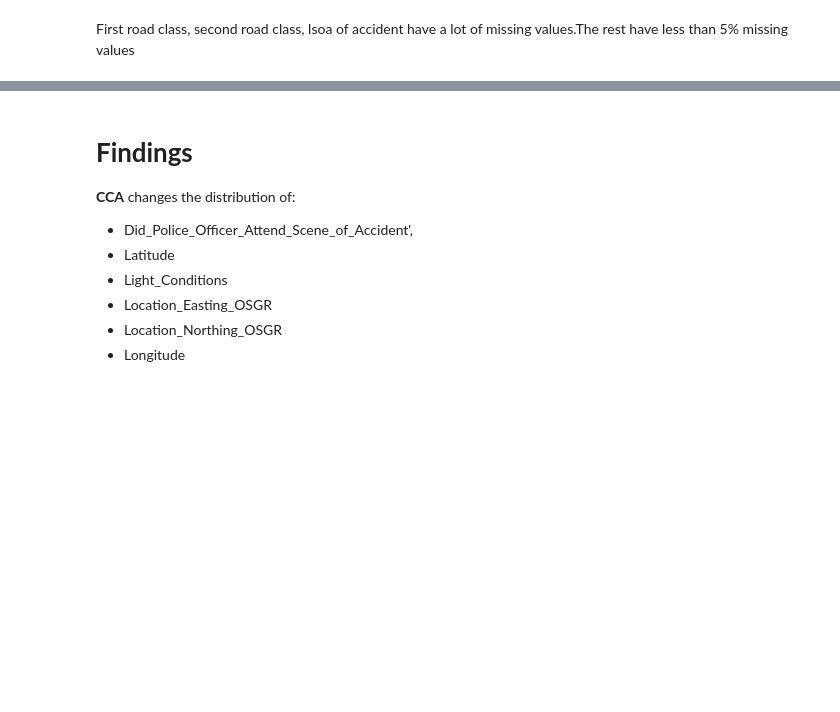
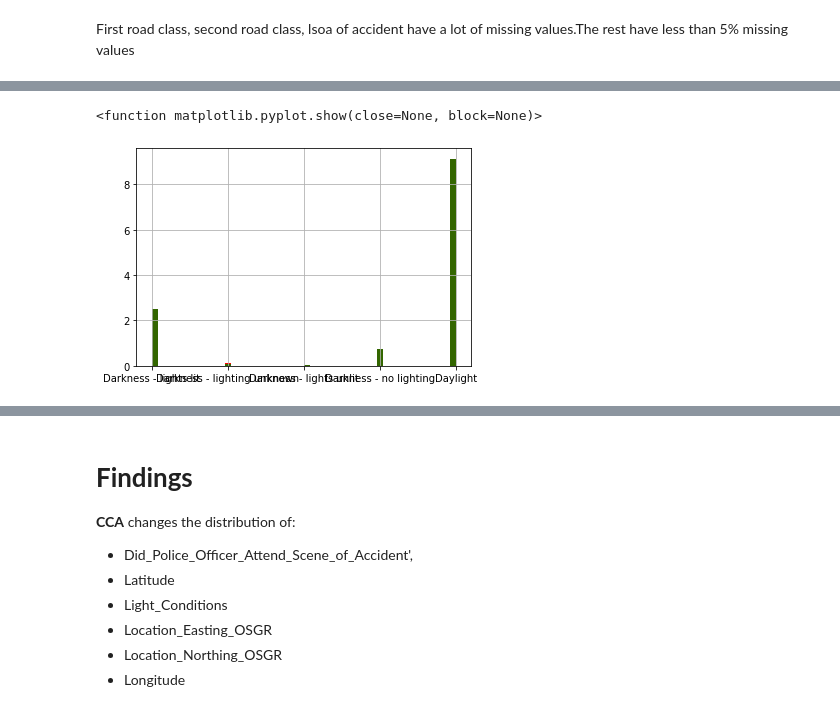
Before and after one commit to TROISTROIS/PREDICTING-RTC-SEVERITY-IN-UK-ROADS, a Jupyter notebook: predicting-rtc-severity-in-uk-roads-using-machine.ipynb, the cells around one changed output, grey strips where cells are left out. Cells and saved outputs as stored; diff of their text form; code cells hidden in the pictures; blank space fills up the shorter version.

Commit message:
Kaggle Notebook | Predicting RTC Severity in UK roads using machine  | I have been pushing to the wrong repo

```diff
--- a/predicting-rtc-severity-in-uk-roads-using-machine.ipynb
+++ b/predicting-rtc-severity-in-uk-roads-using-machine.ipynb
@@ -29,0 +73,4 @@ accidentdf.sample(6)
+# %%
+# replacing zero values as missing
+accidentdf['1st_Road_Number'].replace(0, np.NaN, inplace = True)
+accidentdf['2nd_Road_Number'].replace(0, np.NaN, inplace = True)
@@ -98,12 +319,15 @@ plt.show()
 # %%
 # check for changes in distribution
 fig = plt.figure()
 ax = fig.add_subplot(111)
 # original data
-accidentdf['Latitude'].hist(bins=50,ax=ax,density = True, color='red')
+accidentdf['Light_Conditions'].hist(bins=50,ax=ax,density = True, color='red')
 # data after cca
-df['Latitude'].hist(bins=50,ax=ax,color='green',density=True,alpha=0.8)
+df['Light_Conditions'].hist(bins=50,ax=ax,color='green',density=True,alpha=0.8)
 plt.show
+# %% [output]
+<function matplotlib.pyplot.show(close=None, block=None)>
+[figure, added]
 # %%
 # density plot
 fig=plt.figure()
```
Also changed, not shown: parts of 107 cells of this notebook.
